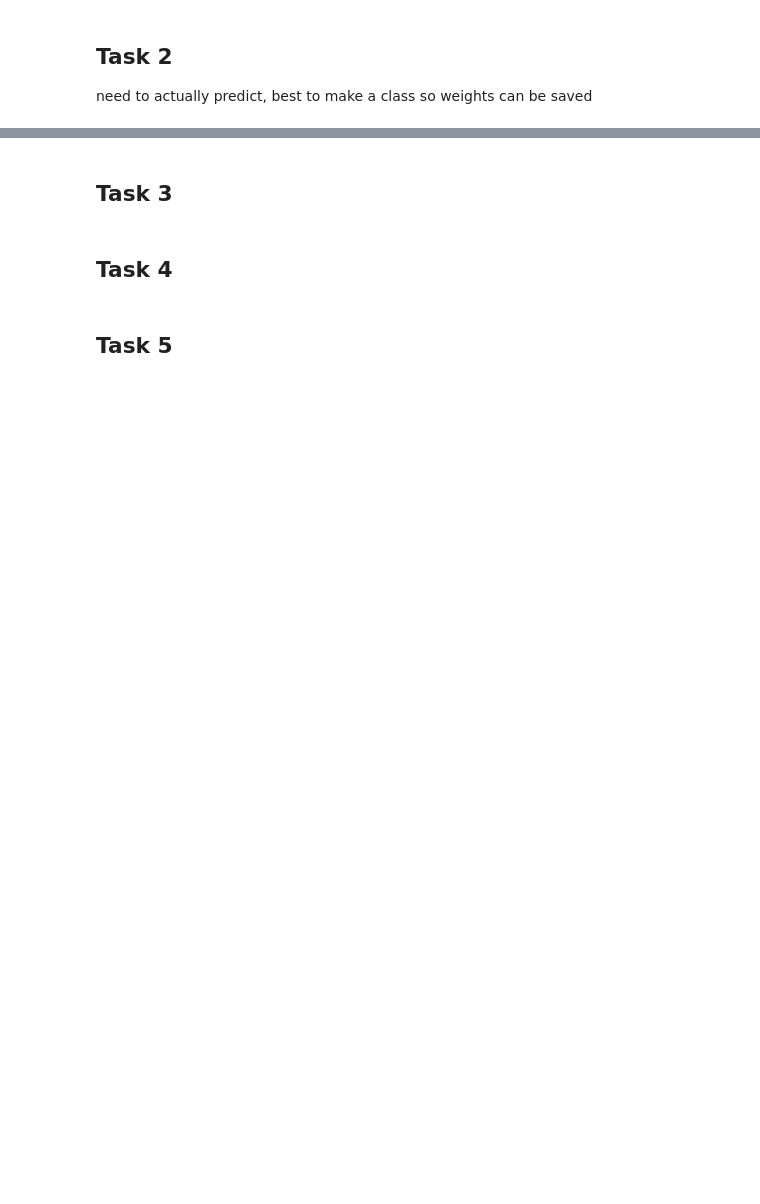
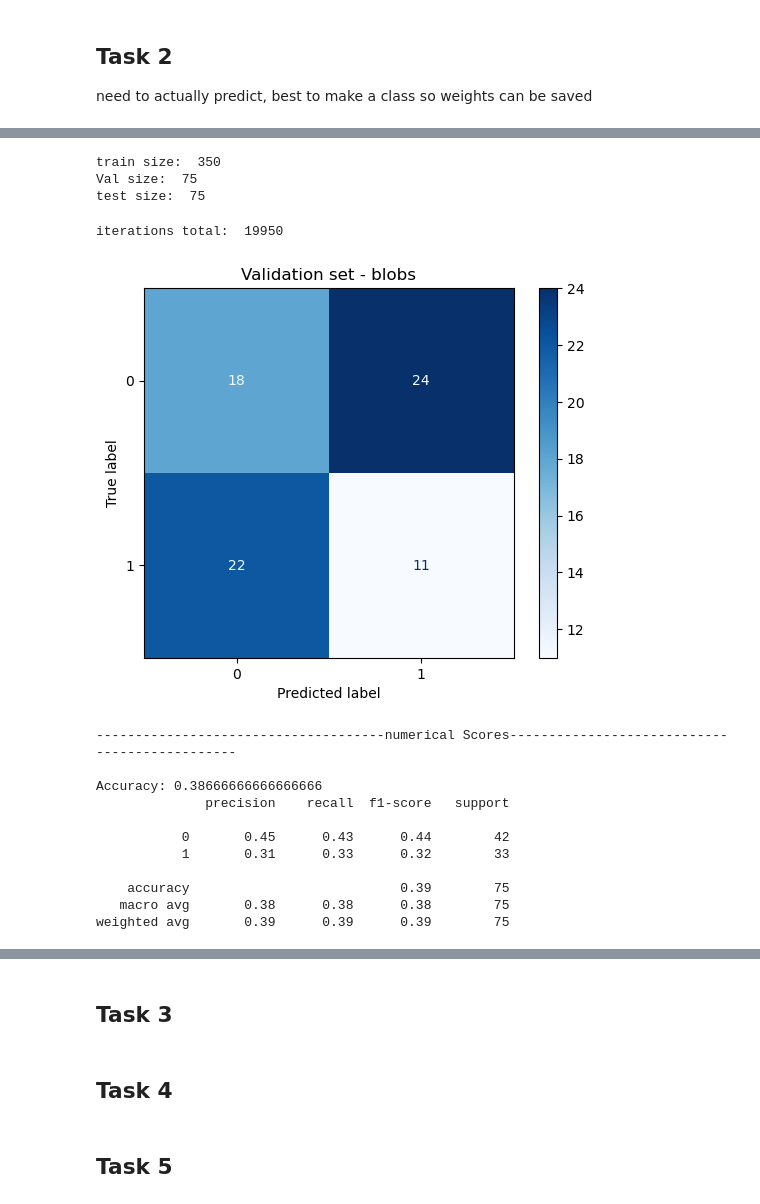
Before and after one commit to Liam-Caffrey/Coded-NN, a Jupyter notebook: deep learning/Assignment1_LiamCaffrey.ipynb, the cells around one changed output, grey strips where cells are left out. Cells and saved outputs as stored; diff of their text form; code cells hidden in the pictures; blank space fills up the shorter version.

```diff
--- a/deep learning/Assignment1_LiamCaffrey.ipynb
+++ b/deep learning/Assignment1_LiamCaffrey.ipynb
@@ -198,0 +348,44 @@ class LogRegNNet:
+# %%
+# train = 70%
+# test = 15%
+# validaiton = 15%
+X_train, X_temp, y_train, y_temp = train_test_split(x_circles, y_circles, test_size=0.3, random_state=39)
+X_val, X_test, y_val, y_test = train_test_split(X_temp, y_temp, test_size=0.5, random_state=39)
+
+print("train size: ", len(X_train))
+print("Val size: ", len(X_val))
+print("test size: ", len(X_test))
+# %% [output]
+train size:  350
+Val size:  75
+test size:  75
+# %%
+model = LogRegNNet(0.05,100000,0.01)
+model.train(X_train, y_train)
+predictions = model.predict(X_val)
+
+accuracy = accuracy_score(y_val, predictions)
+cm = confusion_matrix(y_val, predictions)
+cm = ConfusionMatrixDisplay(confusion_matrix = cm, display_labels = [0, 1])
+cm.plot(cmap="Blues")
+plt.title("Validation set - blobs")
+plt.show()
+print("")
+print("-------------------------------------numerical Scores----------------------------------------------")
+print("")
+print(f'Accuracy: {accuracy}')
+print( classification_report(y_val, predictions, target_names=["0", "1"]))
+# %% [output]
+iterations total:  19950
+[figure, added]
+-------------------------------------numerical Scores----------------------------------------------
+
+Accuracy: 0.38666666666666666
+              precision    recall  f1-score   support
+
+           0       0.45      0.43      0.44        42
+           1       0.31      0.33      0.32        33
+
+    accuracy                           0.39        75
+   macro avg       0.38      0.38      0.38        75
+weighted avg       0.39      0.39      0.39        75
```
Also changed, not shown: parts of 17 cells of this notebook.
